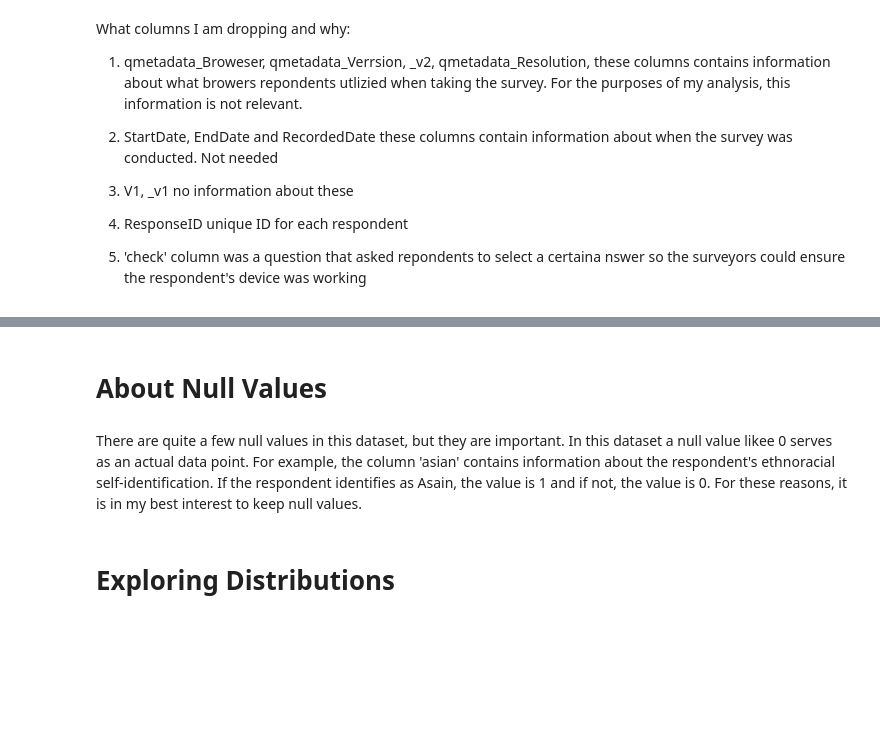
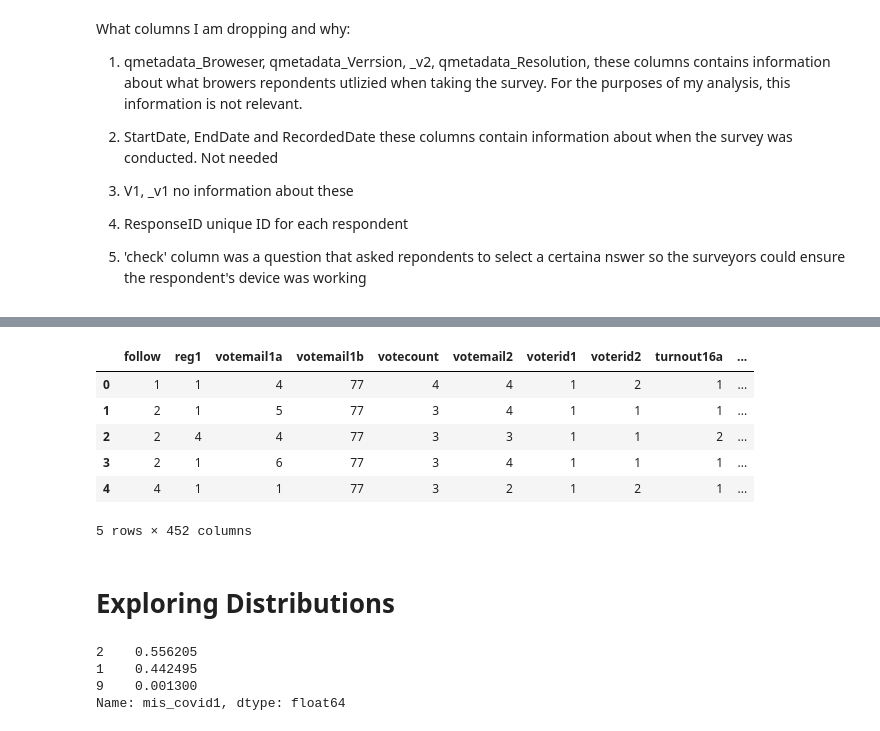
Before and after one commit to sarahadamsjack/Predicting-Misinformed-Views-About-COVID-19, a Jupyter notebook: eda.ipynb, the cells around one changed output, grey strips where cells are left out. Drawn from its saved outputs; the diff is of its cells as text; code cells hidden in the pictures; blank space fills up the shorter version.

Commit message:
null values, some viz, began PCA

```diff
--- a/eda.ipynb
+++ b/eda.ipynb
@@ -49,5 +124,5 @@ vidknow
 # %%
-data.drop(inplace=True, columns=[ 'V1', 'StartDate', 'EndDate', '_v1', 'RecordedDate', 'ResponseId','qmetadata_Browser', 'qmetadata_Version', '_v2', 'qmetadata_Resolution', 'check'])
+data.drop(inplace=True, columns=[ 'V1', 'StartDate', 'EndDate', '_v1', 'RecordedDate', 'ResponseId','qmetadata_Browser', 'qmetadata_Version', '_v2', 'qmetadata_Resolution', 'check','relig1_11_TEXT', 'mauga', 'pk_cjus', 'pk_germ', 'ethnic1', 'ethnic2', 'ethnic3'])
 # %% [markdown]
 What columns I am dropping and why:
 1. qmetadata_Broweser, qmetadata_Verrsion, _v2, qmetadata_Resolution,
@@ -66,0 +152,2 @@ What columns I am dropping and why:
+# %%
+data.dropna(inplace=True)
@@ -92,6 +163,19 @@ print (check_for_nan)
-# %% [markdown]
-# About Null Values
-# %% [markdown]
-There are quite a few null values in this dataset, but they are important. In this dataset a null value likee 0 serves as an actual data point. For example, the column 'asian' contains information about the respondent's ethnoracial self-identification. If the respondent identifies as Asain, the value is 1 and if not, the value is 0. For these reasons, it is in my best interest to keep null values.
+# %%
+data.head()
+# %% [output]
+|  | follow | reg1 | votemail1a | votemail1b | votecount | votemail2 | voterid1 | voterid2 | turnout16a | ... |
+| 0 | 1 | 1 | 4 | 77 | 4 | 4 | 1 | 2 | 1 | ... |
+| 1 | 2 | 1 | 5 | 77 | 3 | 4 | 1 | 1 | 1 | ... |
+| 2 | 2 | 4 | 4 | 77 | 3 | 3 | 1 | 1 | 2 | ... |
+| 3 | 2 | 1 | 6 | 77 | 3 | 4 | 1 | 1 | 1 | ... |
+| 4 | 4 | 1 | 1 | 77 | 3 | 2 | 1 | 2 | 1 | ... |
+5 rows × 452 columns
 # %% [markdown]
 # Exploring Distributions
+# %%
+data['mis_covid1'].value_counts(normalize=True)
+# %% [output]
+2    0.556205
+1    0.442495
+9    0.001300
+Name: mis_covid1, dtype: float64
```
Also changed, not shown: parts of 63 cells of this notebook.
